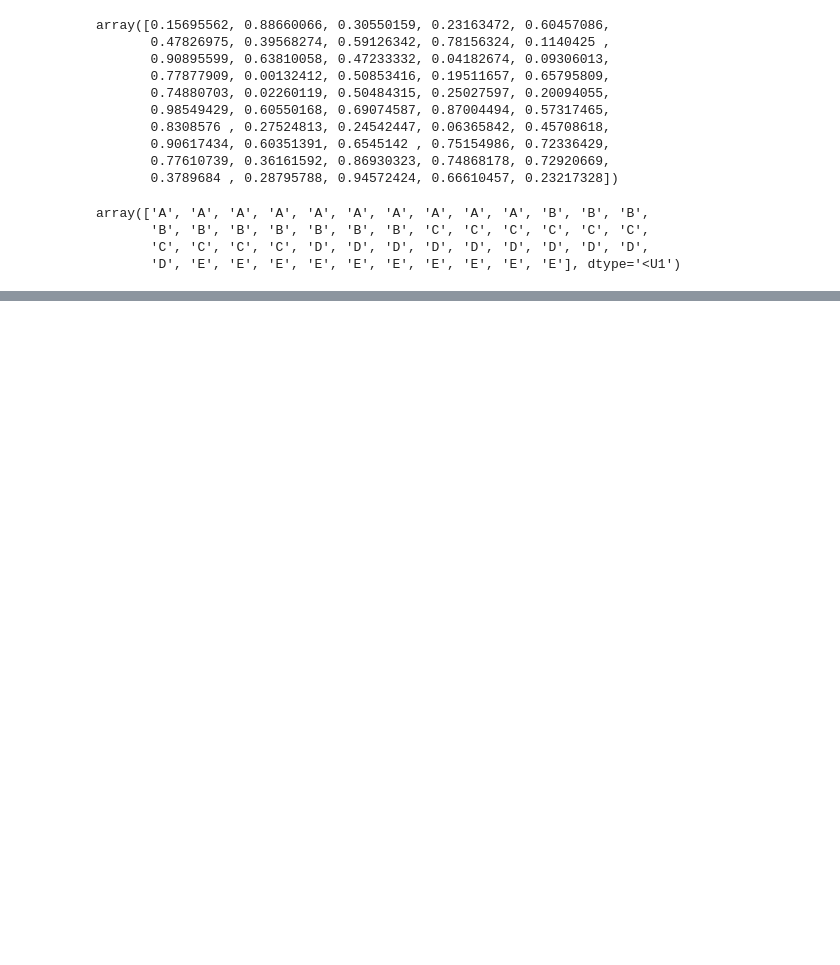
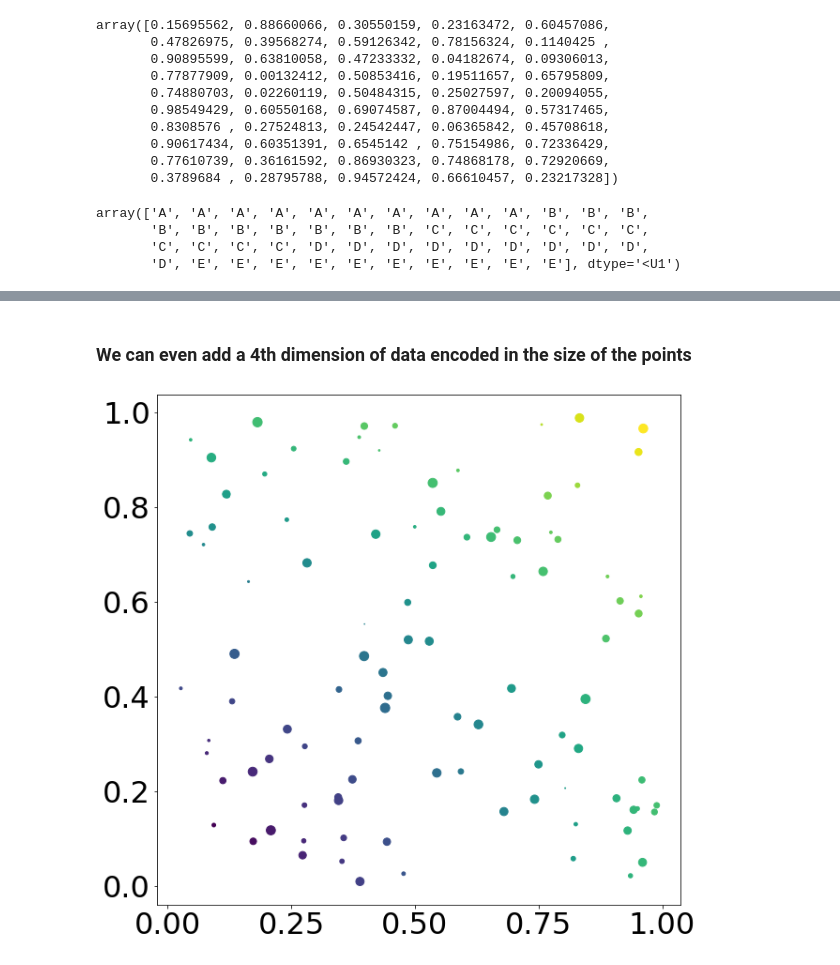
Before and after one commit to warmflasha/LecturesF23, a Jupyter notebook: Lecture4.ipynb, the cells around one changed output, grey strips where cells are left out. Drawn from its saved outputs; the diff is of its cells as text; code cells hidden in the pictures; blank space fills up the shorter version.

```diff
--- a/Lecture4.ipynb
+++ b/Lecture4.ipynb
@@ -56,0 +146,8 @@ array(['goo', 'foo', 'moo', 'hoo'], dtype='<U3')
+# %% [markdown]
+### We can even add a 4th dimension of data encoded in the size of the points
+# %%
+fig = plt.figure()
+ax = fig.add_subplot()
+ax.scatter(x,y,c=dists,s = 100*np.random.rand(100));
+# %% [output]
+[figure, added]
```
Also changed, not shown: parts of 62 cells of this notebook.
